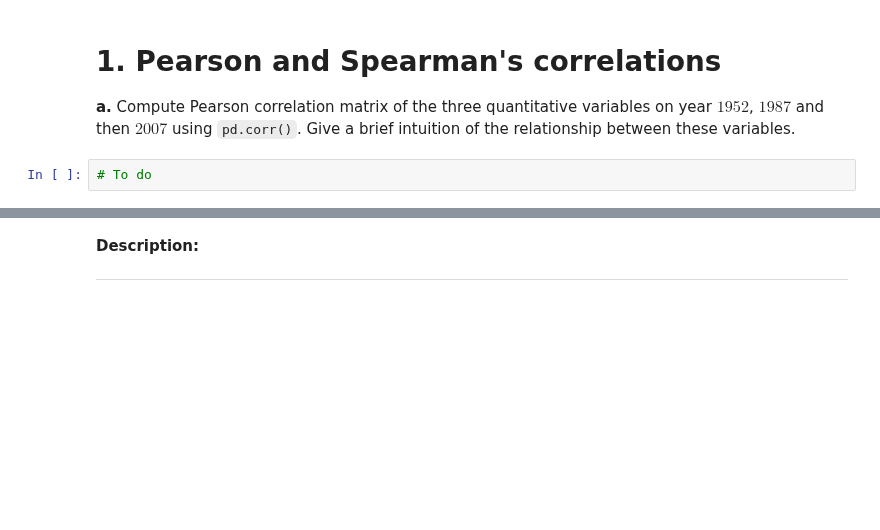
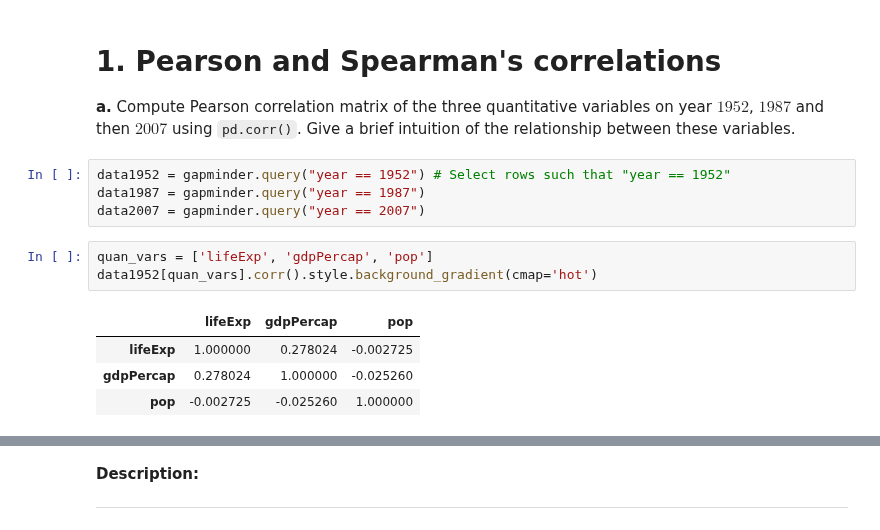
Before and after one commit to hassothea/I5_EDA_ITC, a Jupyter notebook: TPs/TP2_Bivariate_Analysis.ipynb, the cells around one changed output, grey strips where cells are left out. Saved outputs shown, nothing was run; the diff lists cells and outputs as text; blank space fills up the shorter version.

```diff
--- a/TPs/TP2_Bivariate_Analysis.ipynb
+++ b/TPs/TP2_Bivariate_Analysis.ipynb
@@ -33,5 +33,15 @@ gapminder.head()
 # **1. Pearson and Spearman's correlations**
 
 **a.** Compute Pearson correlation matrix of the three quantitative variables on year $1952$, $1987$ and then $2007$ using `pd.corr()`. Give a brief intuition of the relationship between these variables.
-# %%
-# To do
+# %%
+data1952 = gapminder.query("year == 1952") # Select rows such that "year == 1952"
+data1987 = gapminder.query("year == 1987")
+data2007 = gapminder.query("year == 2007")
+# %%
+quan_vars = ['lifeExp', 'gdpPercap', 'pop']
+data1952[quan_vars].corr().style.background_gradient(cmap='hot')
+# %% [output]
+|  | lifeExp | gdpPercap | pop |
+| lifeExp | 1.000000 | 0.278024 | -0.002725 |
+| gdpPercap | 0.278024 | 1.000000 | -0.025260 |
+| pop | -0.002725 | -0.025260 | 1.000000 |
```
Also changed, not shown: parts of 13 cells of this notebook, 8 other files.
